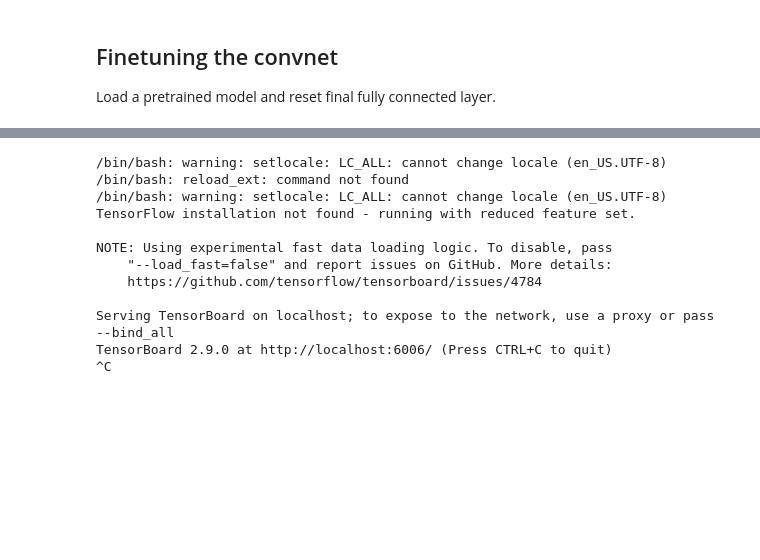
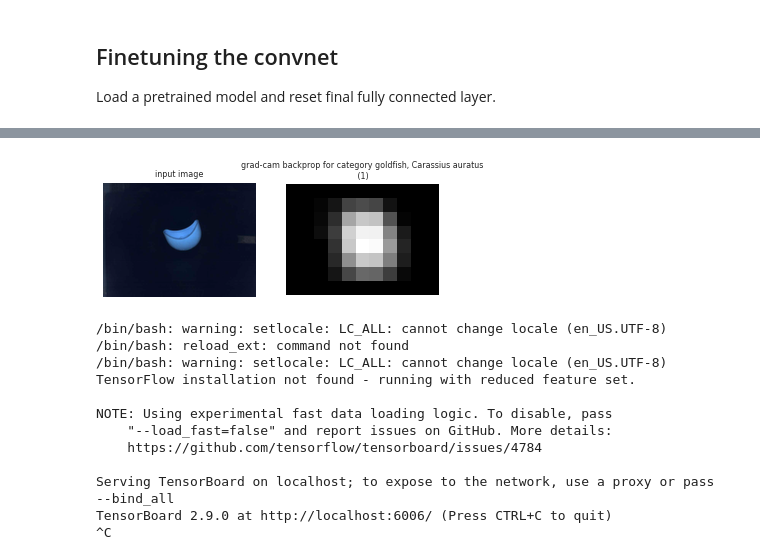
Before and after one commit to eismont21/AnomaliesRecycling, a Jupyter notebook: TransferLearning.ipynb, the cells around one changed output, grey strips where cells are left out. Cells and saved outputs as stored; diff of their text form; code cells hidden in the pictures; blank space fills up the shorter version.

```diff
--- a/TransferLearning.ipynb
+++ b/TransferLearning.ipynb
@@ -318,3 +128,21 @@ Best test acc: 0.940109
+# %%
+model_name = "ResNet18"
+model_ft = models.resnet18(pretrained=True)
+num_ftrs = model_ft.fc.in_features
+# Here the size of each output sample is set to 6, since we have 6 classes
+model_ft.fc = nn.Linear(num_ftrs, 6)
+model_ft.load_state_dict(torch.load("./models/"+model_name))
+#print(model_ft)
+# Obtain example data.
+i = 100
+model, x, category_id = model_ft, image_datasets['test'][i][0].unsqueeze(0),image_datasets['test'][i][1]
+# Grad-CAM backprop.
+saliency = grad_cam(model, x, category_id, saliency_layer='layer4.1.conv2')
+
+# Plots.
+plot_example(x, saliency, 'grad-cam backprop', category_id)
+# %% [output]
+[figure, added]
 # %%
 !reload_ext tensorboard
 !tensorboard --logdir runs
```
Also changed, not shown: parts of 25 cells of this notebook, 1 other file.
